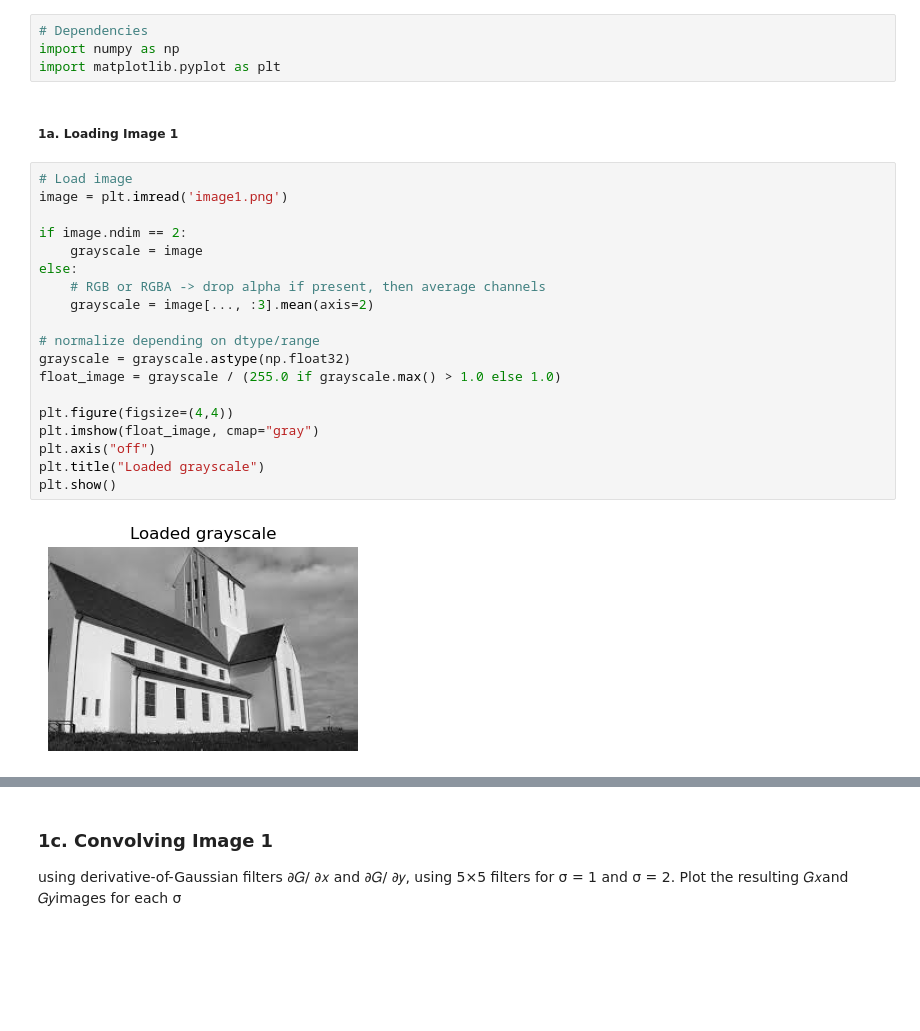
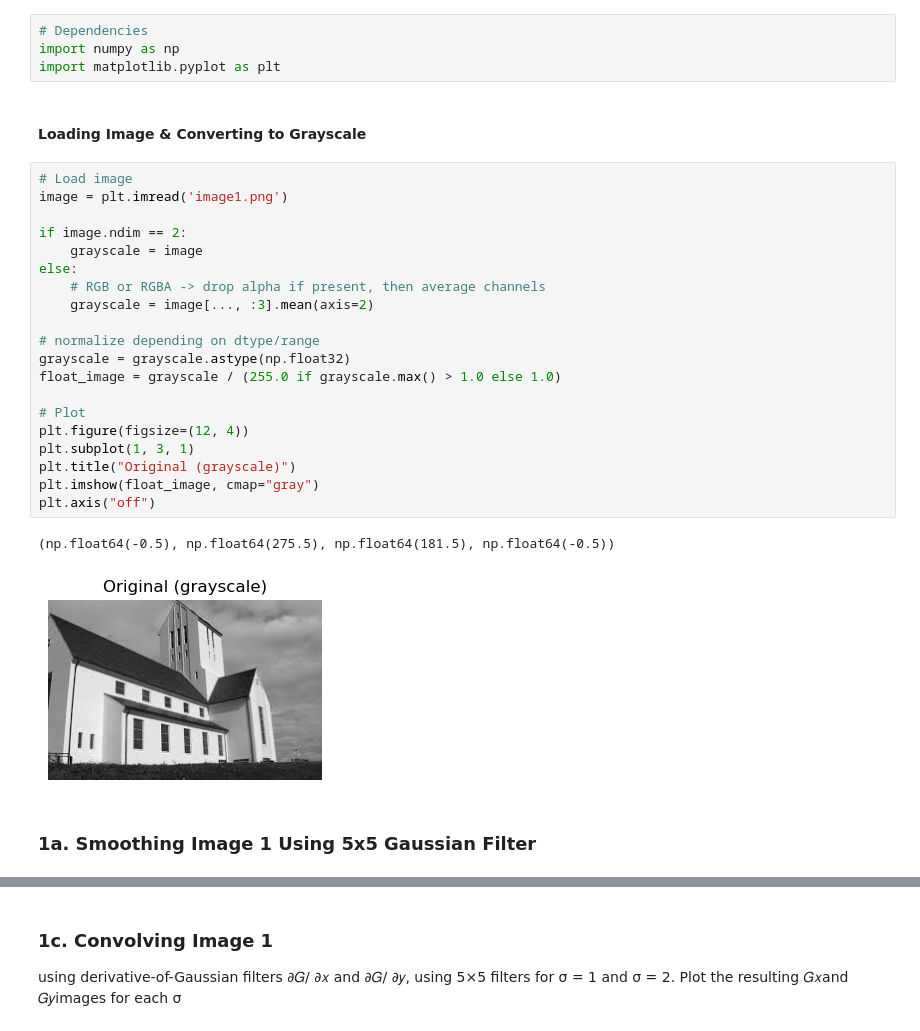
Before and after one commit to issarmank/cs-4452-assignment1-image-detection, a Jupyter notebook: image.ipynb, the cells around one changed output, grey strips where cells are left out. Cells and saved outputs as stored; diff of their text form; blank space fills up the shorter version.

```diff
--- a/image.ipynb
+++ b/image.ipynb
@@ -7,25 +7,29 @@
 import numpy as np
 import matplotlib.pyplot as plt
 # %% [markdown]
-##### 1a. Loading Image 1
+#### Loading Image & Converting to Grayscale
 # %%
 # Load image
 image = plt.imread('image1.png')
 
 if image.ndim == 2:
     grayscale = image
 else:
     # RGB or RGBA -> drop alpha if present, then average channels
     grayscale = image[..., :3].mean(axis=2)
 
 # normalize depending on dtype/range
 grayscale = grayscale.astype(np.float32)
 float_image = grayscale / (255.0 if grayscale.max() > 1.0 else 1.0)
 
-plt.figure(figsize=(4,4))
+# Plot
+plt.figure(figsize=(12, 4))
+plt.subplot(1, 3, 1)
+plt.title("Original (grayscale)")
 plt.imshow(float_image, cmap="gray")
 plt.axis("off")
-plt.title("Loaded grayscale")
-plt.show()
 # %% [output]
+(np.float64(-0.5), np.float64(275.5), np.float64(181.5), np.float64(-0.5))
-[figure, old version]
+[figure, new version]
+# %% [markdown]
+### 1a. Smoothing Image 1 Using 5x5 Gaussian Filter
```
Also changed, not shown: parts of 8 cells of this notebook.
